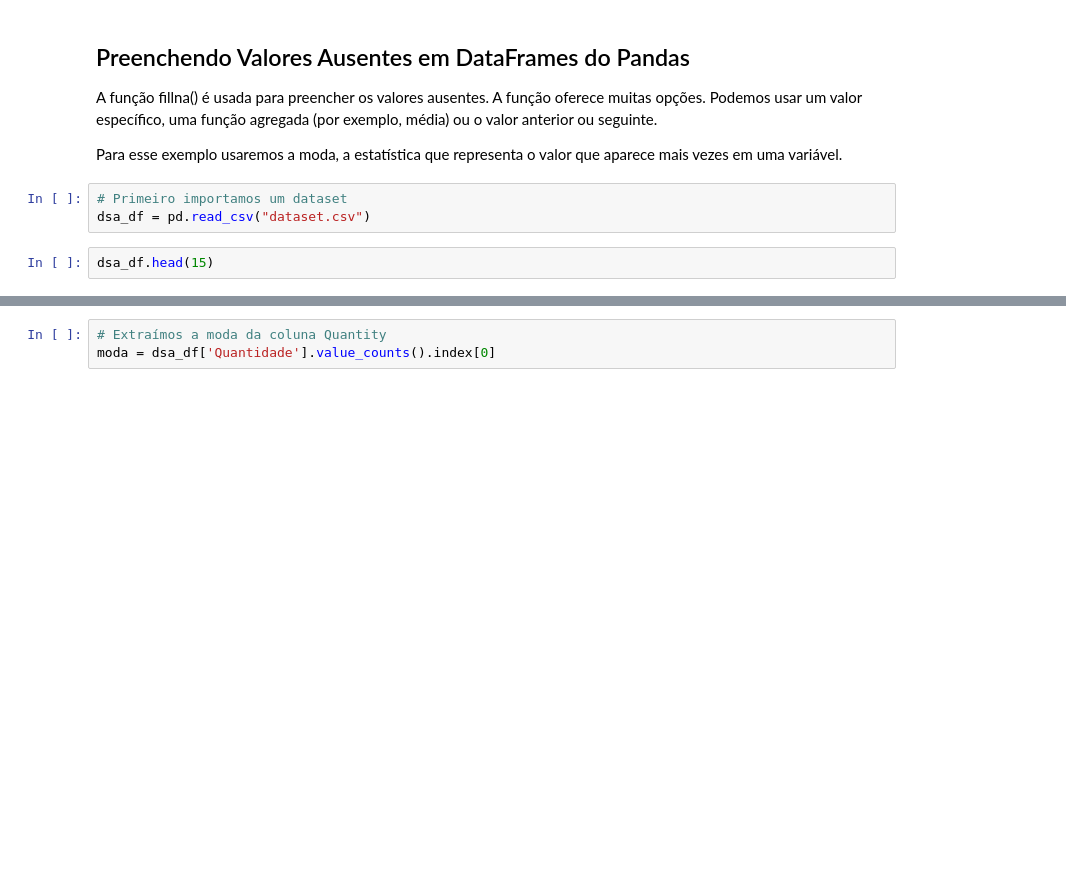
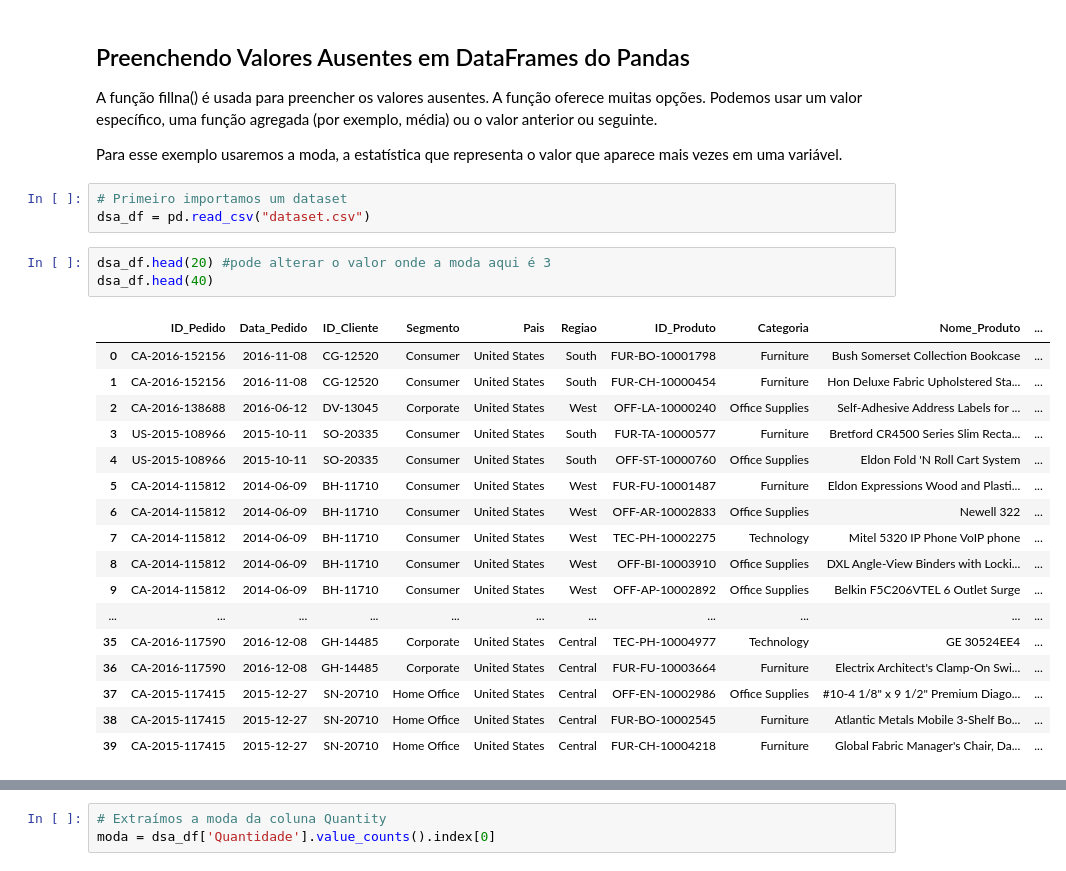
Before and after one commit to natanaelgsneto/Python-JupyterNotebook, a Jupyter notebook: 22-Cap10/DSA-Python-Cap10-Pandas.ipynb, the cells around one changed output, grey strips where cells are left out. Drawn from its saved outputs; the diff is of its cells as text; blank space fills up the shorter version.

```diff
--- a/22-Cap10/DSA-Python-Cap10-Pandas.ipynb
+++ b/22-Cap10/DSA-Python-Cap10-Pandas.ipynb
@@ -291,7 +294,26 @@ Para esse exemplo usaremos a moda, a estatística que representa o valor que apa
 # %%
 # Primeiro importamos um dataset
 dsa_df = pd.read_csv("dataset.csv")
-# %%
-dsa_df.head(15)
+# %%
+dsa_df.head(20) #pode alterar o valor onde a moda aqui é 3
+dsa_df.head(40)
+# %% [output]
+|  | ID_Pedido | Data_Pedido | ID_Cliente | Segmento | Pais | Regiao | ID_Produto | Categoria | Nome_Produto | ... |
+| 0 | CA-2016-152156 | 2016-11-08 | CG-12520 | Consumer | United States | South | FUR-BO-10001798 | Furniture | Bush Somerset Collection Bookcase | ... |
+| 1 | CA-2016-152156 | 2016-11-08 | CG-12520 | Consumer | United States | South | FUR-CH-10000454 | Furniture | Hon Deluxe Fabric Upholstered Sta... | ... |
+| 2 | CA-2016-138688 | 2016-06-12 | DV-13045 | Corporate | United States | West | OFF-LA-10000240 | Office Supplies | Self-Adhesive Address Labels for ... | ... |
+| 3 | US-2015-108966 | 2015-10-11 | SO-20335 | Consumer | United States | South | FUR-TA-10000577 | Furniture | Bretford CR4500 Series Slim Recta... | ... |
+| 4 | US-2015-108966 | 2015-10-11 | SO-20335 | Consumer | United States | South | OFF-ST-10000760 | Office Supplies | Eldon Fold 'N Roll Cart System | ... |
+| 5 | CA-2014-115812 | 2014-06-09 | BH-11710 | Consumer | United States | West | FUR-FU-10001487 | Furniture | Eldon Expressions Wood and Plasti... | ... |
+| 6 | CA-2014-115812 | 2014-06-09 | BH-11710 | Consumer | United States | West | OFF-AR-10002833 | Office Supplies | Newell 322 | ... |
+| 7 | CA-2014-115812 | 2014-06-09 | BH-11710 | Consumer | United States | West | TEC-PH-10002275 | Technology | Mitel 5320 IP Phone VoIP phone | ... |
+| 8 | CA-2014-115812 | 2014-06-09 | BH-11710 | Consumer | United States | West | OFF-BI-10003910 | Office Supplies | DXL Angle-View Binders with Locki... | ... |
+| 9 | CA-2014-115812 | 2014-06-09 | BH-11710 | Consumer | United States | West | OFF-AP-10002892 | Office Supplies | Belkin F5C206VTEL 6 Outlet Surge | ... |
+| ... | ... | ... | ... | ... | ... | ... | ... | ... | ... | ... |
+| 35 | CA-2016-117590 | 2016-12-08 | GH-14485 | Corporate | United States | Central | TEC-PH-10004977 | Technology | GE 30524EE4 | ... |
+| 36 | CA-2016-117590 | 2016-12-08 | GH-14485 | Corporate | United States | Central | FUR-FU-10003664 | Furniture | Electrix Architect's Clamp-On Swi... | ... |
+| 37 | CA-2015-117415 | 2015-12-27 | SN-20710 | Home Office | United States | Central | OFF-EN-10002986 | Office Supplies | #10-4 1/8" x 9 1/2" Premium Diago... | ... |
+| 38 | CA-2015-117415 | 2015-12-27 | SN-20710 | Home Office | United States | Central | FUR-BO-10002545 | Furniture | Atlantic Metals Mobile 3-Shelf Bo... | ... |
+| 39 | CA-2015-117415 | 2015-12-27 | SN-20710 | Home Office | United States | Central | FUR-CH-10004218 | Furniture | Global Fabric Manager's Chair, Da... | ... |
 # %%
 dsa_df.isna().sum()
```
Also changed, not shown: parts of 12 cells of this notebook.
